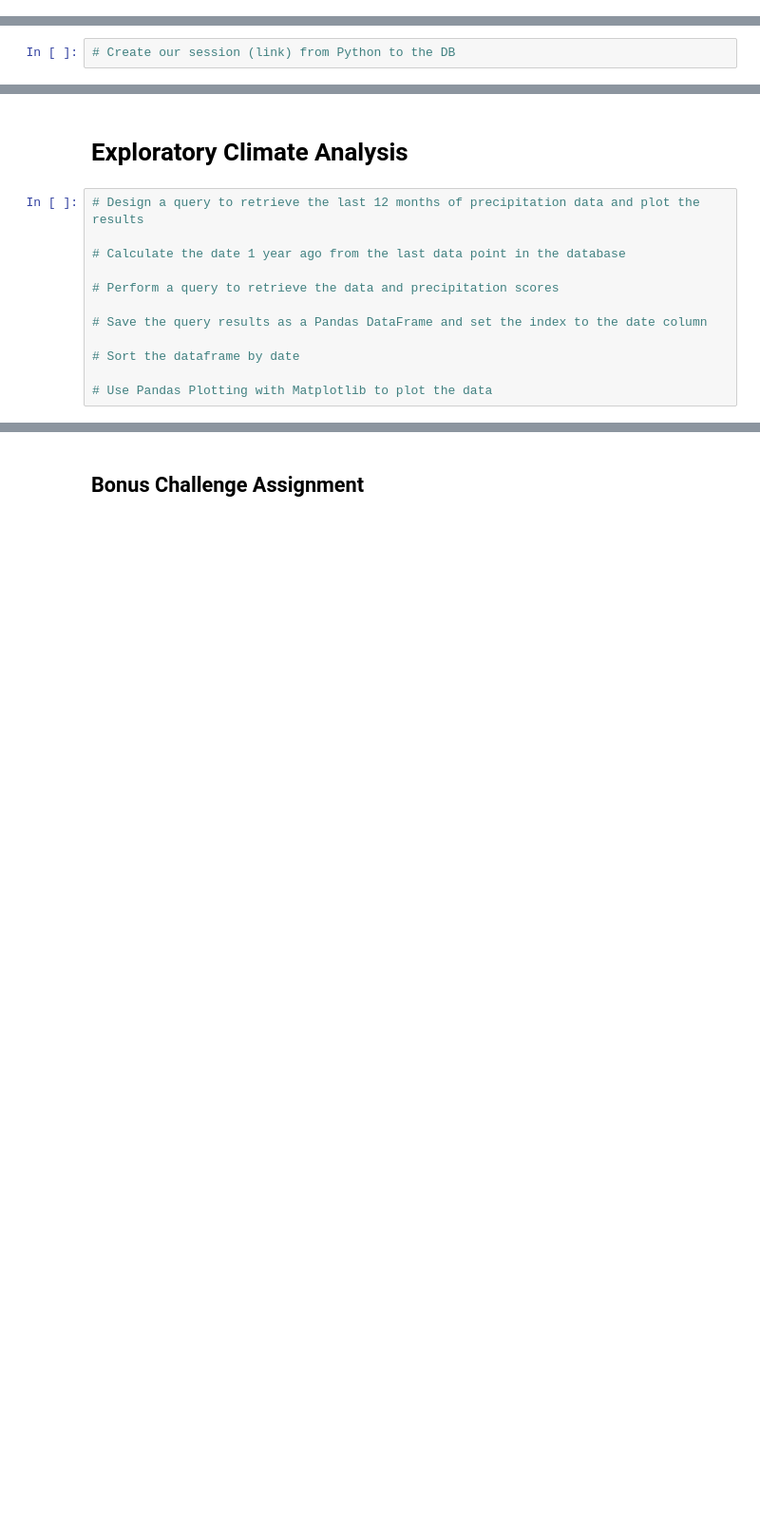
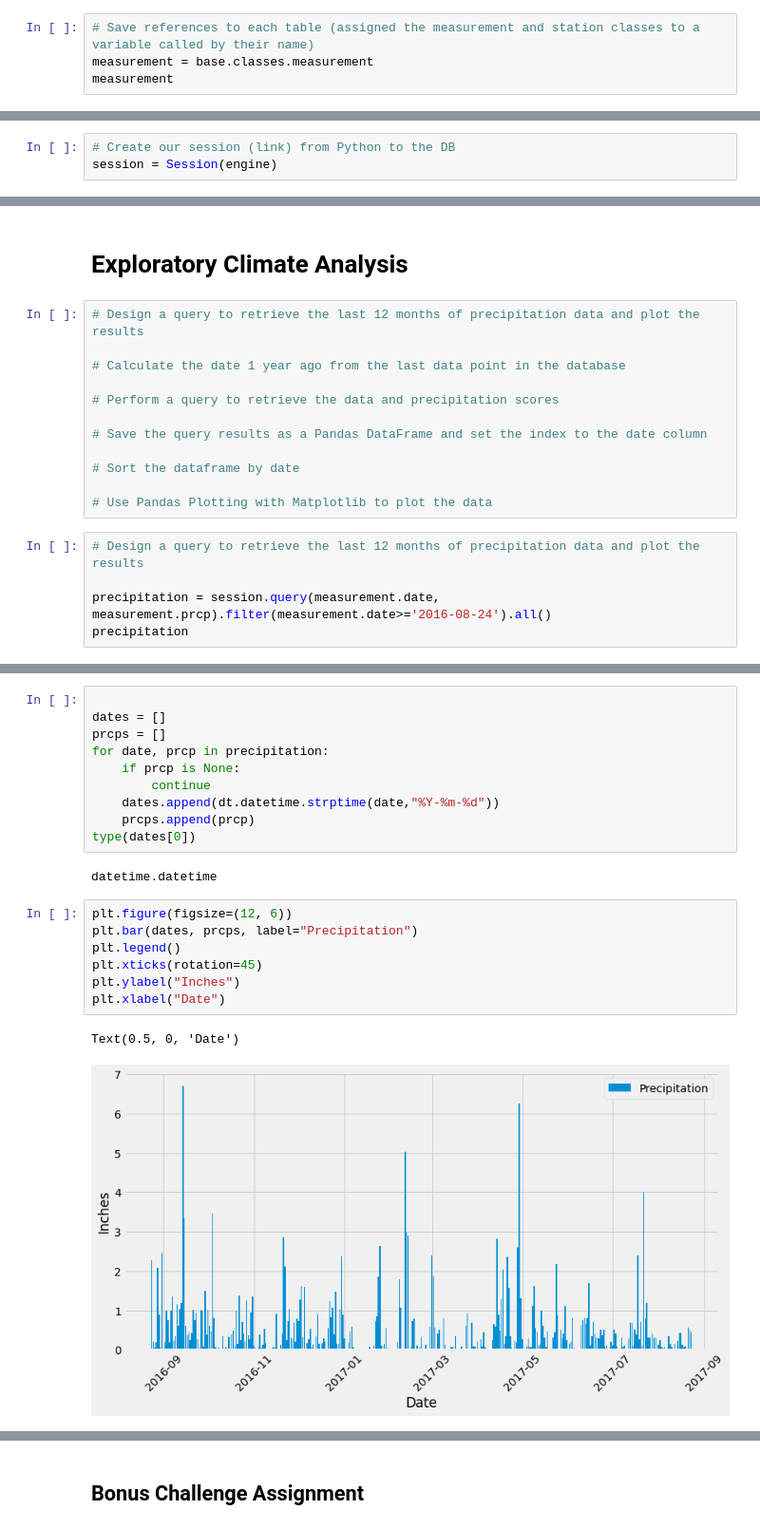
Before and after one commit to Geogith/Climate-Analysis, a Jupyter notebook: climate_starter.ipynb, the cells around one changed output, grey strips where cells are left out. Shown at 95% size. Cells and saved outputs as stored; diff of their text form; blank space fills up the shorter version.

```diff
--- a/climate_starter.ipynb
+++ b/climate_starter.ipynb
@@ -33,0 +32,4 @@ base.classes.keys()
+# %%
+# Save references to each table (assigned the measurement and station classes to a variable called by their name)
+measurement = base.classes.measurement
+measurement
@@ -34,2 +62,3 @@ base.classes.keys()
 # %%
 # Create our session (link) from Python to the DB
+session = Session(engine)
@@ -47,3 +86,8 @@ base.classes.keys()
 # Sort the dataframe by date
 
 # Use Pandas Plotting with Matplotlib to plot the data
+# %%
+# Design a query to retrieve the last 12 months of precipitation data and plot the results
+
+precipitation = session.query(measurement.date, measurement.prcp).filter(measurement.date>='2016-08-24').all()
+precipitation
@@ -49,0 +112,22 @@ base.classes.keys()
+# %%
+
+dates = []
+prcps = []
+for date, prcp in precipitation:
+    if prcp is None:
+        continue
+    dates.append(dt.datetime.strptime(date,"%Y-%m-%d"))
+    prcps.append(prcp)
+type(dates[0])
+# %% [output]
+datetime.datetime
+# %%
+plt.figure(figsize=(12, 6))
+plt.bar(dates, prcps, label="Precipitation")
+plt.legend()
+plt.xticks(rotation=45)
+plt.ylabel("Inches")
+plt.xlabel("Date")
+# %% [output]
+Text(0.5, 0, 'Date')
+[figure, added]
```
Also changed, not shown: parts of 16 cells of this notebook.
